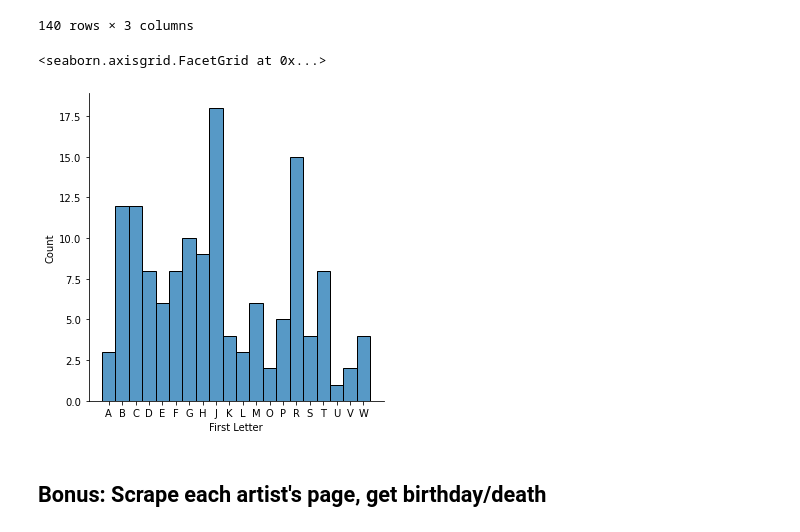
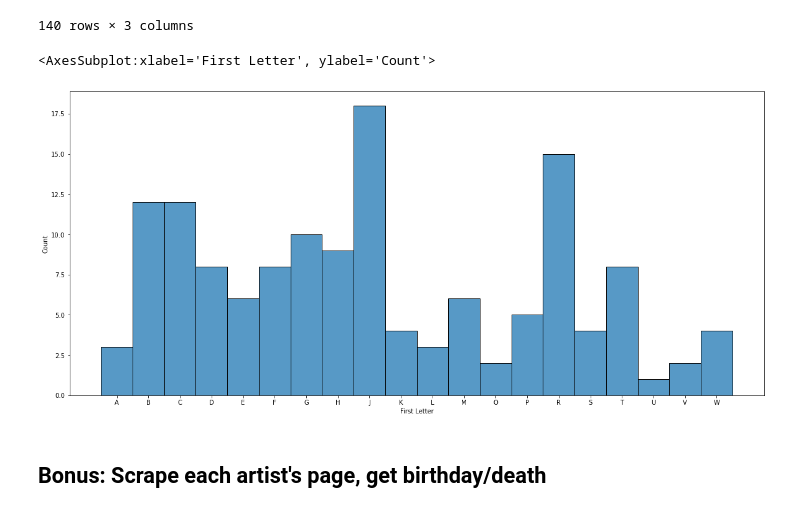
Before and after one commit to tye642/web_scraping_country_music_hof, a Jupyter notebook: notebook/hall_of_fame_webscrape.ipynb, the cells around one changed output. Cells and saved outputs as stored; diff of their text form; code cells hidden in the pictures.

```diff
--- a/notebook/hall_of_fame_webscrape.ipynb
+++ b/notebook/hall_of_fame_webscrape.ipynb
@@ -296,11 +296,12 @@ hof_df
 # %%
 hof_df['First Letter'] = hof_df['Name'].str[:1]
 hof_df_abc = hof_df.sort_values('First Letter')
-# %%
-sns.displot(x = 'First Letter', data = hof_df_abc)
-# %% [output]
-<seaborn.axisgrid.FacetGrid at 0x...>
-[figure, removed]
+# %%
+fig, ax = plt.subplots(figsize=(20,9))
+sns.histplot(x = 'First Letter', data = hof_df_abc, ax=ax)
+# %% [output]
+<AxesSubplot:xlabel='First Letter', ylabel='Count'>
+[figure, added]
 # %% [markdown]
 ## Bonus: Scrape each artist's page, get birthday/death
 # %% [markdown]
```
Also changed, not shown: parts of 6 cells of this notebook.
